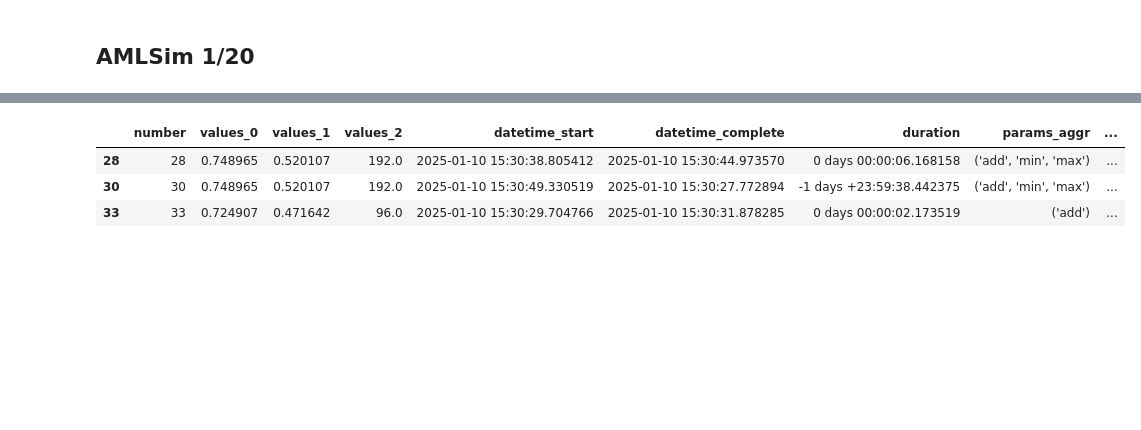
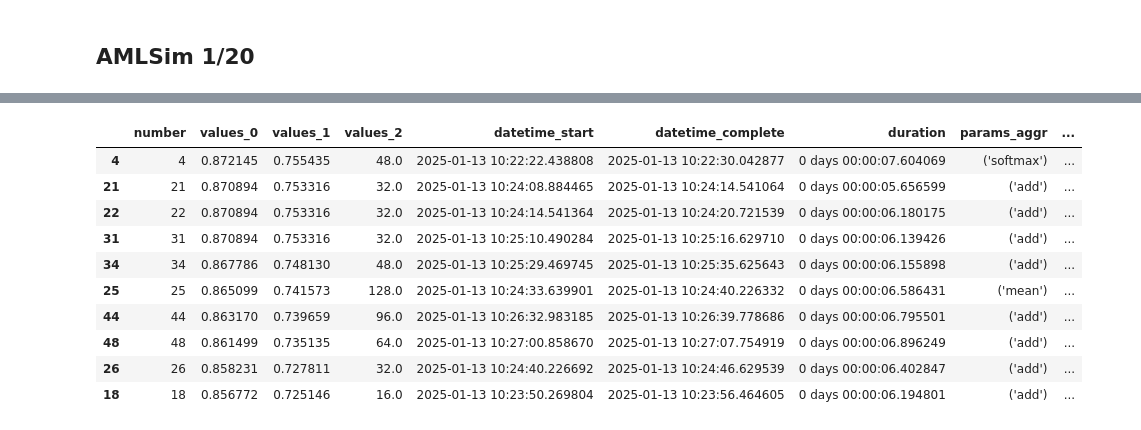
Before and after one commit to maddataanalyst/Graph_MAGIC_Conv, a Jupyter notebook: notebooks/hyperparam_analysis.ipynb, the cells around one changed output, grey strips where cells are left out. Drawn from its saved outputs; the diff is of its cells as text; code cells hidden in the pictures; blank space fills up the shorter version.

```diff
--- a/notebooks/hyperparam_analysis.ipynb
+++ b/notebooks/hyperparam_analysis.ipynb
@@ -267,7 +268,14 @@ rsu.build_and_save_study_analysis(study_amlsim_120, "AMLSim 1/20")
 # %%
-rsu.get_study_trials(study_amlsim_120, (1, 2), (False, True)).head(3)
+rsu.get_study_trials(study_amlsim_120, (1, 2), (False, True)).head(10)
 # %% [output]
 |  | number | values_0 | values_1 | values_2 | datetime_start | datetime_complete | duration | params_aggr | ... |
-| 28 | 28 | 0.748965 | 0.520107 | 192.0 | 2025-01-10 15:30:38.805412 | 2025-01-10 15:30:44.973570 | 0 days 00:00:06.168158 | ('add', 'min', 'max') | ... |
-| 30 | 30 | 0.748965 | 0.520107 | 192.0 | 2025-01-10 15:30:49.330519 | 2025-01-10 15:30:27.772894 | -1 days +23:59:38.442375 | ('add', 'min', 'max') | ... |
-| 33 | 33 | 0.724907 | 0.471642 | 96.0 | 2025-01-10 15:30:29.704766 | 2025-01-10 15:30:31.878285 | 0 days 00:00:02.173519 | ('add') | ... |
+| 4 | 4 | 0.872145 | 0.755435 | 48.0 | 2025-01-13 10:22:22.438808 | 2025-01-13 10:22:30.042877 | 0 days 00:00:07.604069 | ('softmax') | ... |
+| 21 | 21 | 0.870894 | 0.753316 | 32.0 | 2025-01-13 10:24:08.884465 | 2025-01-13 10:24:14.541064 | 0 days 00:00:05.656599 | ('add') | ... |
+| 22 | 22 | 0.870894 | 0.753316 | 32.0 | 2025-01-13 10:24:14.541364 | 2025-01-13 10:24:20.721539 | 0 days 00:00:06.180175 | ('add') | ... |
+| 31 | 31 | 0.870894 | 0.753316 | 32.0 | 2025-01-13 10:25:10.490284 | 2025-01-13 10:25:16.629710 | 0 days 00:00:06.139426 | ('add') | ... |
+| 34 | 34 | 0.867786 | 0.748130 | 48.0 | 2025-01-13 10:25:29.469745 | 2025-01-13 10:25:35.625643 | 0 days 00:00:06.155898 | ('add') | ... |
+| 25 | 25 | 0.865099 | 0.741573 | 128.0 | 2025-01-13 10:24:33.639901 | 2025-01-13 10:24:40.226332 | 0 days 00:00:06.586431 | ('mean') | ... |
+| 44 | 44 | 0.863170 | 0.739659 | 96.0 | 2025-01-13 10:26:32.983185 | 2025-01-13 10:26:39.778686 | 0 days 00:00:06.795501 | ('add') | ... |
+| 48 | 48 | 0.861499 | 0.735135 | 64.0 | 2025-01-13 10:27:00.858670 | 2025-01-13 10:27:07.754919 | 0 days 00:00:06.896249 | ('add') | ... |
+| 26 | 26 | 0.858231 | 0.727811 | 32.0 | 2025-01-13 10:24:40.226692 | 2025-01-13 10:24:46.629539 | 0 days 00:00:06.402847 | ('add') | ... |
+| 18 | 18 | 0.856772 | 0.725146 | 16.0 | 2025-01-13 10:23:50.269804 | 2025-01-13 10:23:56.464605 | 0 days 00:00:06.194801 | ('add') | ... |
```
Also changed, not shown: parts of 8 cells of this notebook, 29 other files.
